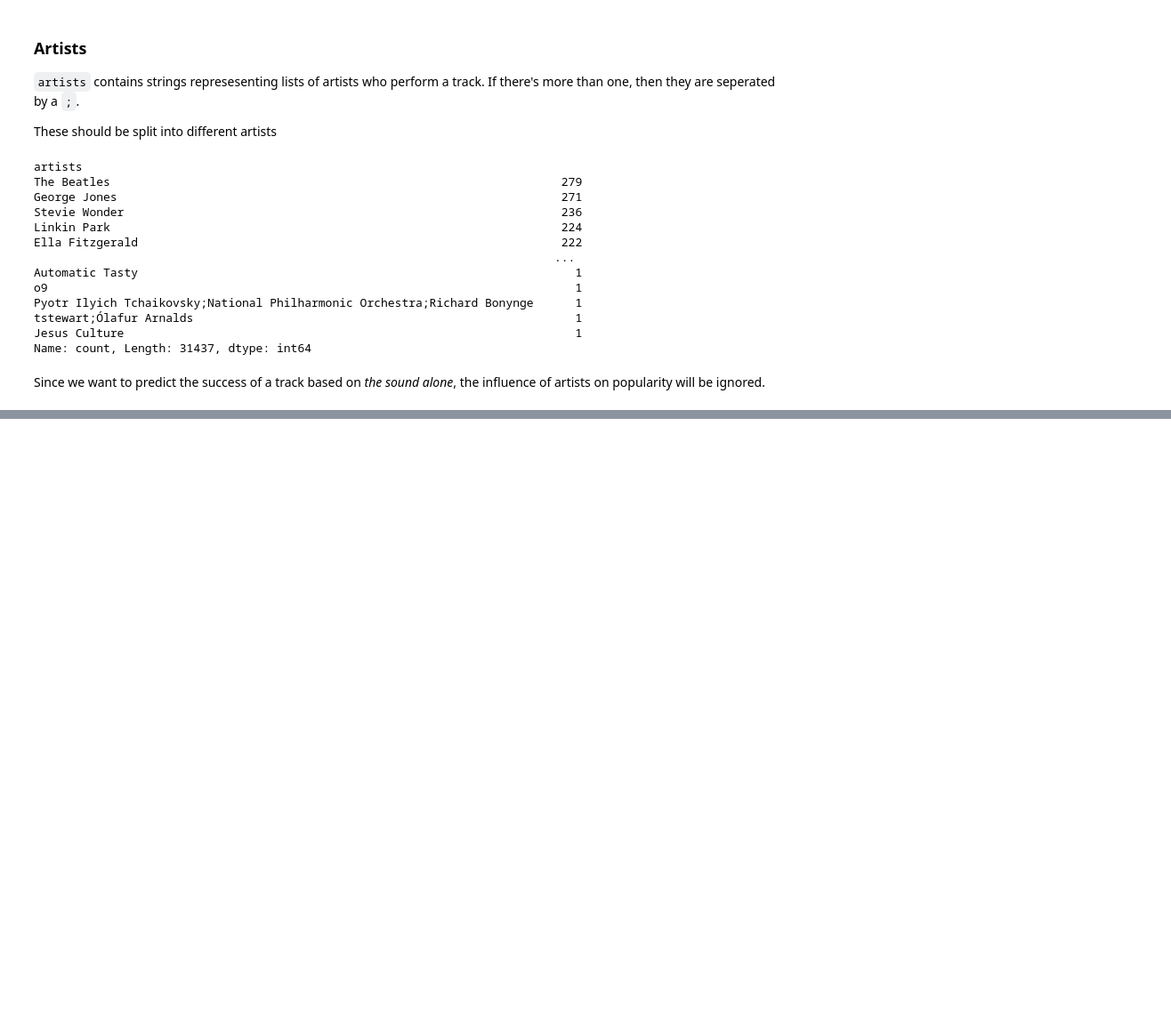
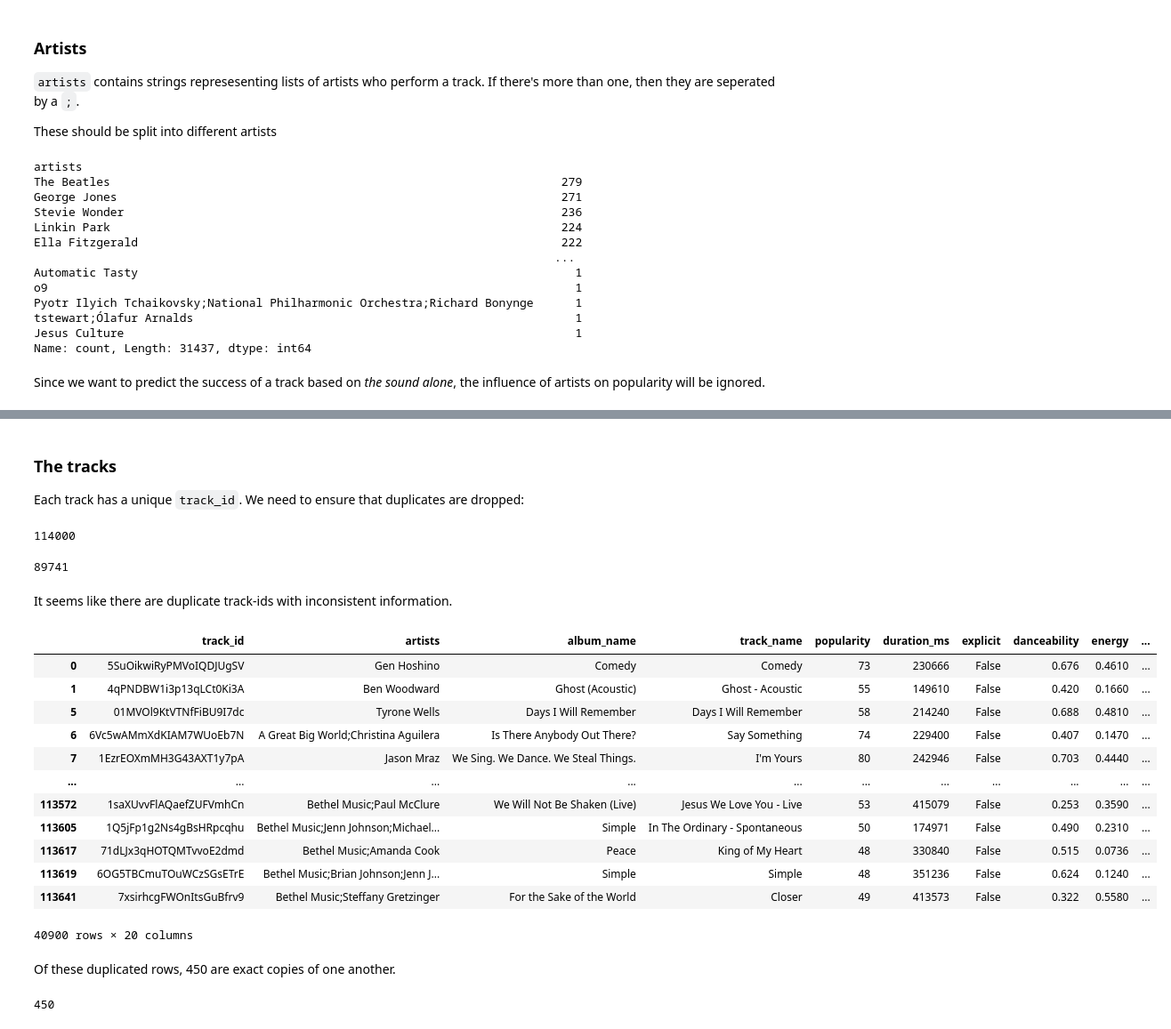
Before and after one commit to ayahusseini/spotify_success, a Jupyter notebook: pipeline/data_exploration.ipynb, the cells around one changed output, grey strips where cells are left out. Shown: that part at 89% size. Drawn from its saved outputs; the diff is of its cells as text; code cells hidden in the pictures; blank space fills up the shorter version.

```diff
--- a/pipeline/data_exploration.ipynb
+++ b/pipeline/data_exploration.ipynb
@@ -111,0 +173,37 @@ plt.show()
+# %% [markdown]
+### The tracks
+Each track has a unique `track_id`. We need to ensure that duplicates are dropped:
+# %%
+len(data)
+# %% [output]
+114000
+# %%
+data["track_id"].nunique()
+# %% [output]
+89741
+# %% [markdown]
+It seems like there are duplicate track-ids with inconsistent information.
+# %%
+duplicate_rows = data[data.duplicated(subset=['track_id'], keep=False)]
+# %%
+duplicate_rows
+# %% [output]
+|  | track_id | artists | album_name | track_name | popularity | duration_ms | explicit | danceability | energy | ... |
+| 0 | 5SuOikwiRyPMVoIQDJUgSV | Gen Hoshino | Comedy | Comedy | 73 | 230666 | False | 0.676 | 0.4610 | ... |
+| 1 | 4qPNDBW1i3p13qLCt0Ki3A | Ben Woodward | Ghost (Acoustic) | Ghost - Acoustic | 55 | 149610 | False | 0.420 | 0.1660 | ... |
+| 5 | 01MVOl9KtVTNfFiBU9I7dc | Tyrone Wells | Days I Will Remember | Days I Will Remember | 58 | 214240 | False | 0.688 | 0.4810 | ... |
+| 6 | 6Vc5wAMmXdKIAM7WUoEb7N | A Great Big World;Christina Aguilera | Is There Anybody Out There? | Say Something | 74 | 229400 | False | 0.407 | 0.1470 | ... |
+| 7 | 1EzrEOXmMH3G43AXT1y7pA | Jason Mraz | We Sing. We Dance. We Steal Things. | I'm Yours | 80 | 242946 | False | 0.703 | 0.4440 | ... |
+| ... | ... | ... | ... | ... | ... | ... | ... | ... | ... | ... |
+| 113572 | 1saXUvvFlAQaefZUFVmhCn | Bethel Music;Paul McClure | We Will Not Be Shaken (Live) | Jesus We Love You - Live | 53 | 415079 | False | 0.253 | 0.3590 | ... |
+| 113605 | 1Q5jFp1g2Ns4gBsHRpcqhu | Bethel Music;Jenn Johnson;Michael... | Simple | In The Ordinary - Spontaneous | 50 | 174971 | False | 0.490 | 0.2310 | ... |
+| 113617 | 71dLJx3qHOTQMTvvoE2dmd | Bethel Music;Amanda Cook | Peace | King of My Heart | 48 | 330840 | False | 0.515 | 0.0736 | ... |
+| 113619 | 6OG5TBCmuTOuWCzSGsETrE | Bethel Music;Brian Johnson;Jenn J... | Simple | Simple | 48 | 351236 | False | 0.624 | 0.1240 | ... |
+| 113641 | 7xsirhcgFWOnItsGuBfrv9 | Bethel Music;Steffany Gretzinger | For the Sake of the World | Closer | 49 | 413573 | False | 0.322 | 0.5580 | ... |
+40900 rows × 20 columns
+# %% [markdown]
+Of these duplicated rows, 450 are exact copies of one another.
+# %%
+len(data) - len(data.drop_duplicates())
+# %% [output]
+450
```
Also changed, not shown: parts of 20 cells of this notebook, 1 other file.
